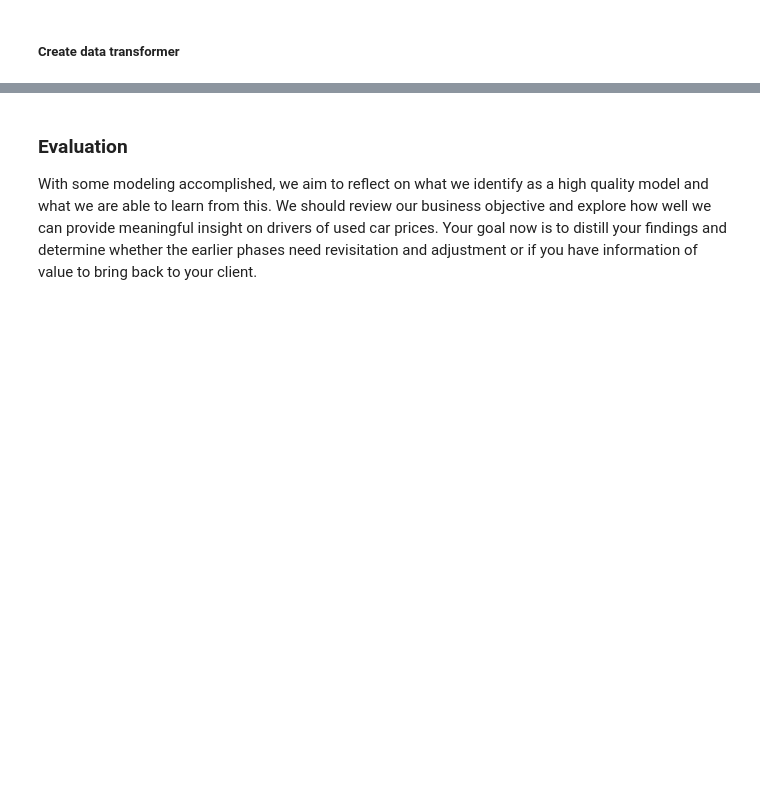
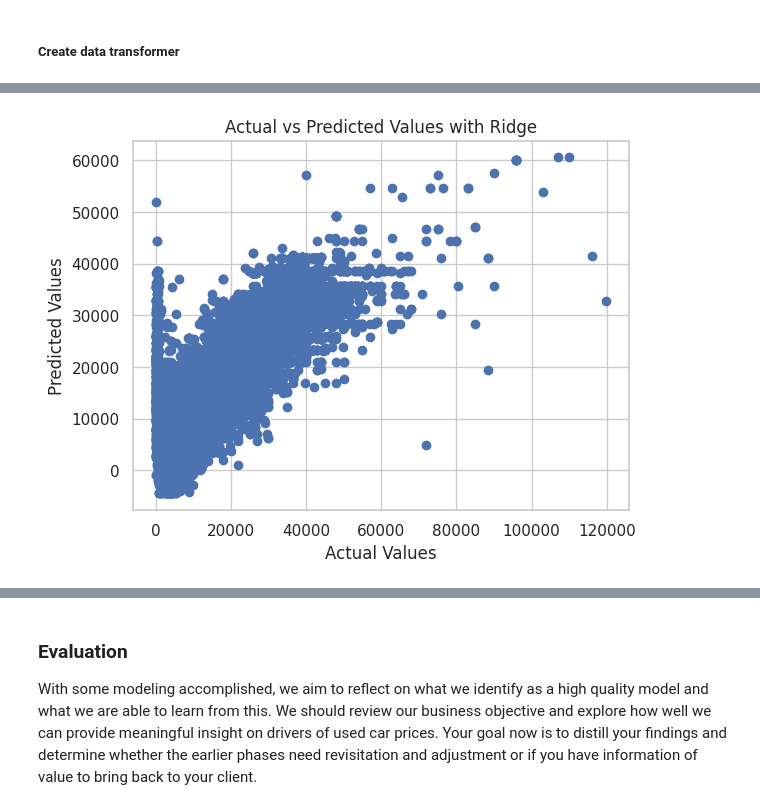
Before and after one commit to girishnath/machinelearning, a Jupyter notebook: used-car-pricing/used-car-pricing.ipynb, the cells around one changed output, grey strips where cells are left out. Cells and saved outputs as stored; diff of their text form; code cells hidden in the pictures; blank space fills up the shorter version.

```diff
--- a/used-car-pricing/used-car-pricing.ipynb
+++ b/used-car-pricing/used-car-pricing.ipynb
@@ -728,3 +732,11 @@ MSE with ridge regression is 62781543.684493095
+# %%
+plt.scatter(y_test, ridge_preds)
+plt.xlabel('Actual Values')
+plt.ylabel('Predicted Values')
+plt.title('Actual vs Predicted Values with Ridge')
+plt.show()
+# %% [output]
+[figure, added]
 # %%
 best_ridge_coefs = best_ridge_model.named_steps.ridge.coef_
 best_ridge_features = best_ridge_model.named_steps.sfs.get_feature_names_out()
```
Also changed, not shown: parts of 24 cells of this notebook.
